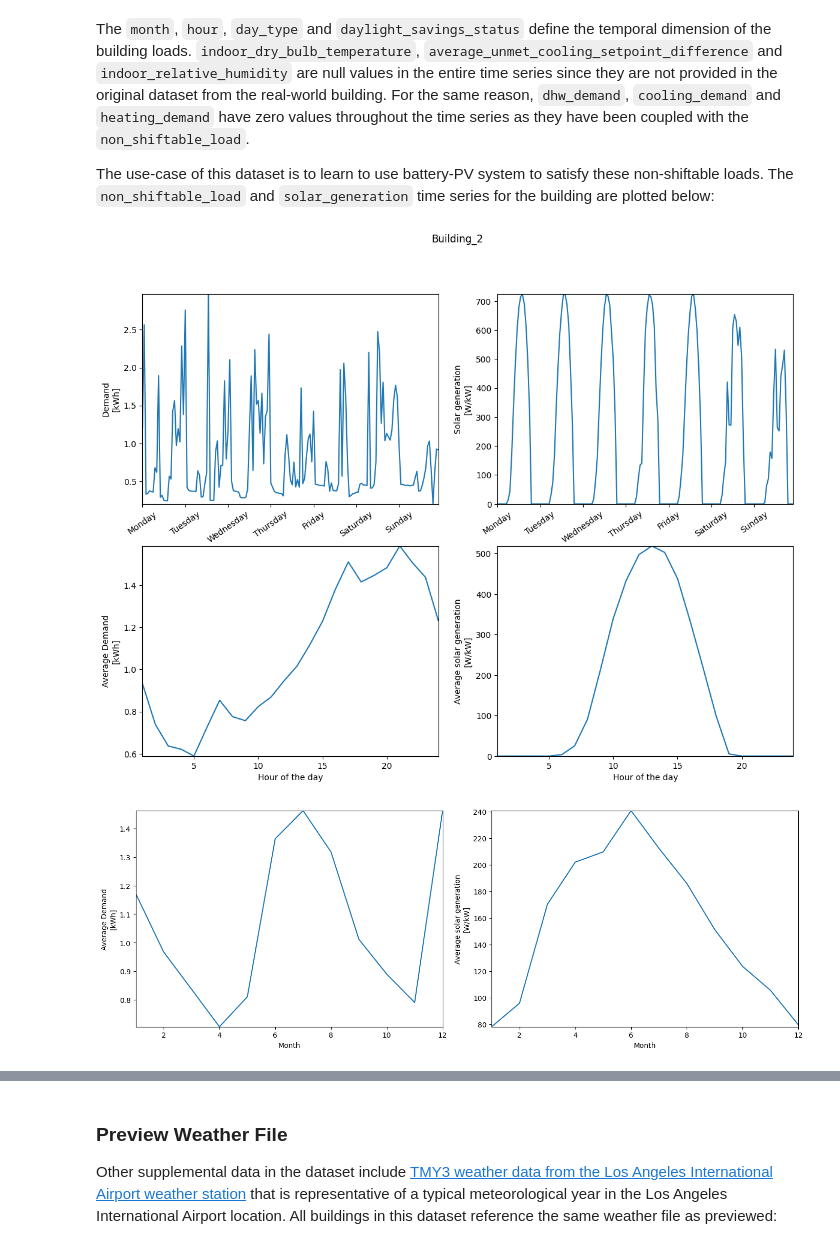
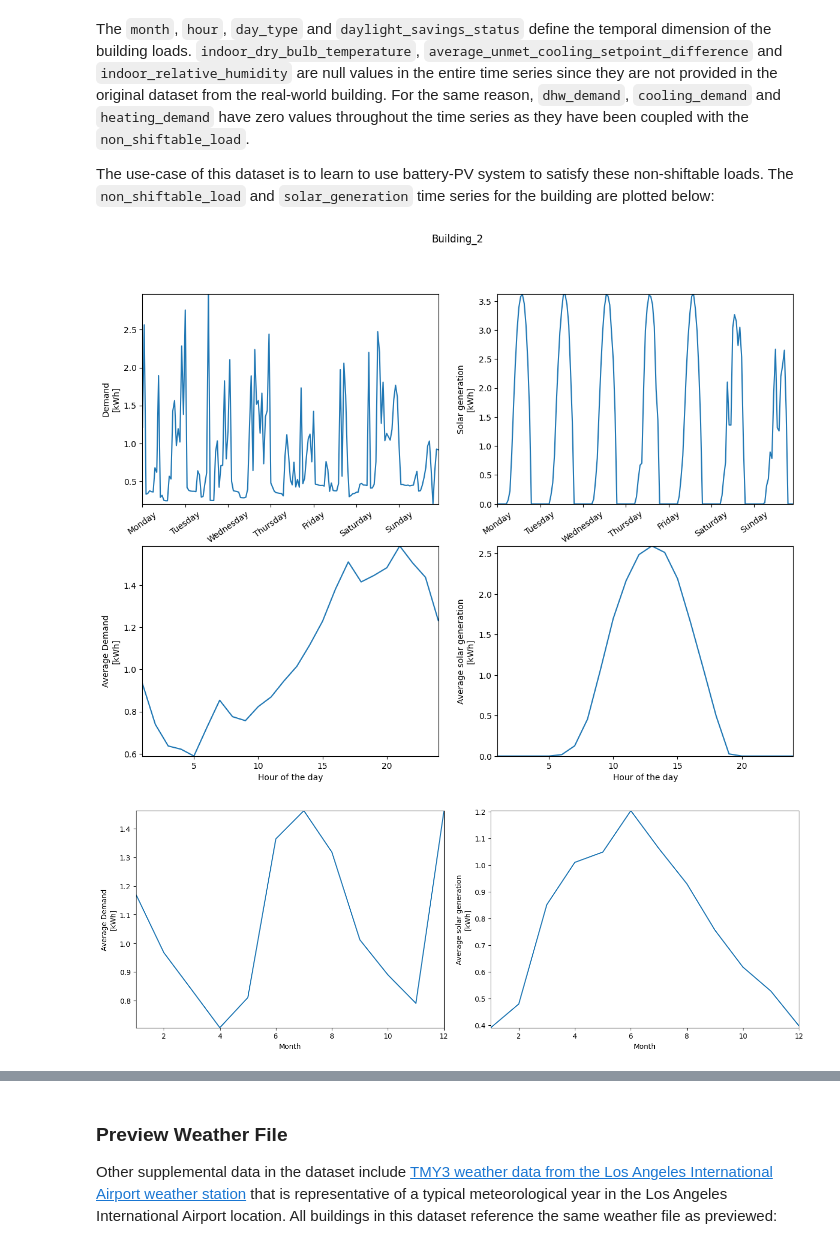
Before and after one commit to LeoBenac/Derms, a Jupyter notebook: derms.ipynb, the cells around one changed output, grey strips where cells are left out. Drawn from its saved outputs; the diff is of its cells as text; code cells hidden in the pictures.

```diff
--- a/derms.ipynb
+++ b/derms.ipynb
@@ -610,7 +210,7 @@ day_names = ['Monday', 'Tuesday', 'Wednesday', 'Thursday', 'Friday', 'Saturday',
 # Original plots
 x = building_data[7392: 7559].index
 y1 = building_data[7392: 7559]['non_shiftable_load']
-y2 = building_data[7392: 7559]['solar_generation']
+y2 = building_data[7392: 7559]['solar_generation'] / 1000 * 5.0
 
 axs[0, 0].plot(x, y1)
 axs[0, 0].set_xlabel('Hour')
@@ -624,7 +224,7 @@ plt.setp(axs[0, 0].get_xticklabels(), rotation=35)  # Rotate tick labels by 90 d
 
 axs[0, 1].plot(x, y2)
 axs[0, 1].set_xlabel('Hour')
-axs[0, 1].set_ylabel('Solar generation\n[W/kW]')
+axs[0, 1].set_ylabel('Solar generation\n[kWh]')
 # axs[0, 1].set_xticks(range(0, len(building_data[7392: 7559]), 24))  # Set x-ticks every 730 hours
 # axs[0, 1].set_xticklabels(day_names)  # Label ticks with month names
 # plt.setp(axs[0, 1].get_xticklabels(), rotation=90)  # Rotate tick labels by 90 degrees
@@ -632,36 +232,36 @@ axs[0, 1].set_xticks(x[::24])  # Set x-ticks every 730 hours
 axs[0, 1].set_xticklabels(day_names)  # Label ticks with month names
 plt.setp(axs[0, 1].get_xticklabels(), rotation=35)  # Rotate tick labels by 90 degrees
 
 
 # Plotting non-shiftable load aggregated by hour of the day
 axs[1, 0].plot(hourly_data.index, hourly_data['non_shiftable_load'])
 axs[1, 0].set_xlabel('Hour of the day')
 axs[1, 0].set_ylabel('Average Demand\n[kWh]')
 
 # Plotting solar generation aggregated by hour of the day
-axs[1, 1].plot(hourly_data.index, hourly_data['solar_generation'])
+axs[1, 1].plot(hourly_data.index, hourly_data['solar_generation']/ 1000 * 5.0)
 axs[1, 1].set_xlabel('Hour of the day')
-axs[1, 1].set_ylabel('Average solar generation\n[W/kW]')
+axs[1, 1].set_ylabel('Average solar generation\n[kWh]')
 
 # Plotting non-shiftable load aggregated by month
 fig_month, axs_month = plt.subplots(1, 2, figsize=(14, 5))
 axs_month[0].plot(monthly_data.index, monthly_data['non_shiftable_load'])
 axs_month[0].set_xlabel('Month')
 axs_month[0].set_ylabel('Average Demand\n[kWh]')
 
 # Plotting solar generation aggregated by month
-axs_month[1].plot(monthly_data.index, monthly_data['solar_generation'])
+axs_month[1].plot(monthly_data.index, monthly_data['solar_generation']/ 1000 * 5.0)
 axs_month[1].set_xlabel('Month')
-axs_month[1].set_ylabel('Average solar generation\n[W/kW]')
+axs_month[1].set_ylabel('Average solar generation\n[kWh]')
 
 fig.suptitle(building_name)
 plt.tight_layout()
 
 # Save the figure
 fig.savefig('building_data_plots.png', dpi=300)
 
 # Show the plot
 plt.show()
 # %% [output]
-[figure, old version]
+[figure, new version]
 [figure]
```
Also changed, not shown: parts of 55 cells of this notebook.
